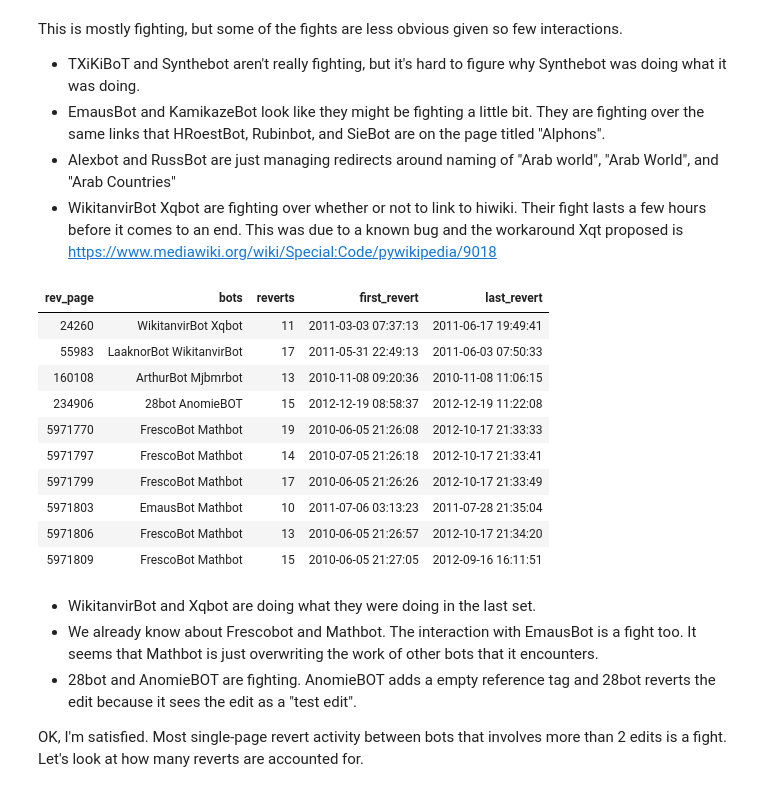
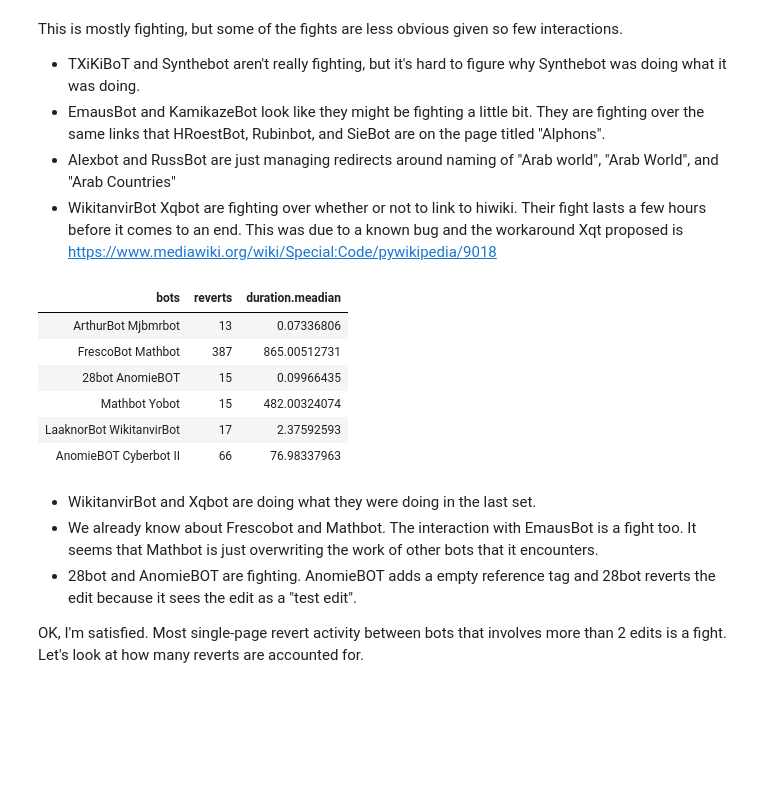
Before and after one commit to halfak/are-the-bots-really-fighting, a Jupyter notebook: analysis/exploratory/most_reverty_pages.ipynb, the cells around one changed output. Saved outputs shown, nothing was run; the diff lists cells and outputs as text; code cells hidden in the pictures; blank space fills up the shorter version.

```diff
--- a/analysis/exploratory/most_reverty_pages.ipynb
+++ b/analysis/exploratory/most_reverty_pages.ipynb
@@ -189,20 +193,19 @@ This is mostly fighting, but some of the fights are less obvious given so few in
 * EmausBot and KamikazeBot look like they might be fighting a little bit.  They are fighting over the same links that HRoestBot, Rubinbot, and SieBot are on the page titled "Alphons".
 * Alexbot and RussBot are just managing redirects around naming of "Arab world", "Arab World", and "Arab Countries"
 * WikitanvirBot Xqbot are fighting over whether or not to link to hiwiki.  Their fight lasts a few hours before it comes to an end.  This was due to a known bug and the workaround Xqt proposed is https://www.mediawiki.org/wiki/Special:Code/pywikipedia/9018
-# %%
-page_bot_pairs[reverts >= 10 & reverts < 20,][1:10,]
-# %% [output]
-| rev_page | bots | reverts | first_revert | last_revert |
-| 24260 | WikitanvirBot Xqbot | 11 | 2011-03-03 07:37:13 | 2011-06-17 19:49:41 |
-| 55983 | LaaknorBot WikitanvirBot | 17 | 2011-05-31 22:49:13 | 2011-06-03 07:50:33 |
-| 160108 | ArthurBot Mjbmrbot | 13 | 2010-11-08 09:20:36 | 2010-11-08 11:06:15 |
-| 234906 | 28bot AnomieBOT | 15 | 2012-12-19 08:58:37 | 2012-12-19 11:22:08 |
-| 5971770 | FrescoBot Mathbot | 19 | 2010-06-05 21:26:08 | 2012-10-17 21:33:33 |
-| 5971797 | FrescoBot Mathbot | 14 | 2010-07-05 21:26:18 | 2012-10-17 21:33:41 |
-| 5971799 | FrescoBot Mathbot | 17 | 2010-06-05 21:26:26 | 2012-10-17 21:33:49 |
-| 5971803 | EmausBot Mathbot | 10 | 2011-07-06 03:13:23 | 2011-07-28 21:35:04 |
-| 5971806 | FrescoBot Mathbot | 13 | 2010-06-05 21:26:57 | 2012-10-17 21:34:20 |
-| 5971809 | FrescoBot Mathbot | 15 | 2010-06-05 21:27:05 | 2012-09-16 16:11:51 |
+# %%
+page_bot_pairs[reverts >= 12 & reverts < 25,
+               list(reverts=sum(reverts),
+                    duration.meadian=median(as.numeric(difftime(last_revert, first_revert, units="day")))),
+               list(bots)]
+# %% [output]
+| bots | reverts | duration.meadian |
+| ArthurBot Mjbmrbot | 13 | 0.07336806 |
+| FrescoBot Mathbot | 387 | 865.00512731 |
+| 28bot AnomieBOT | 15 | 0.09966435 |
+| Mathbot Yobot | 15 | 482.00324074 |
+| LaaknorBot WikitanvirBot | 17 | 2.37592593 |
+| AnomieBOT Cyberbot II | 66 | 76.98337963 |
 # %% [markdown]
 * WikitanvirBot and Xqbot are doing what they were doing in the last set.
 * We already know about Frescobot and Mathbot.  The interaction with EmausBot is a fight too.  It seems that Mathbot is just overwriting the work of other bots that it encounters.
```
Also changed, not shown: parts of 8 cells of this notebook.
